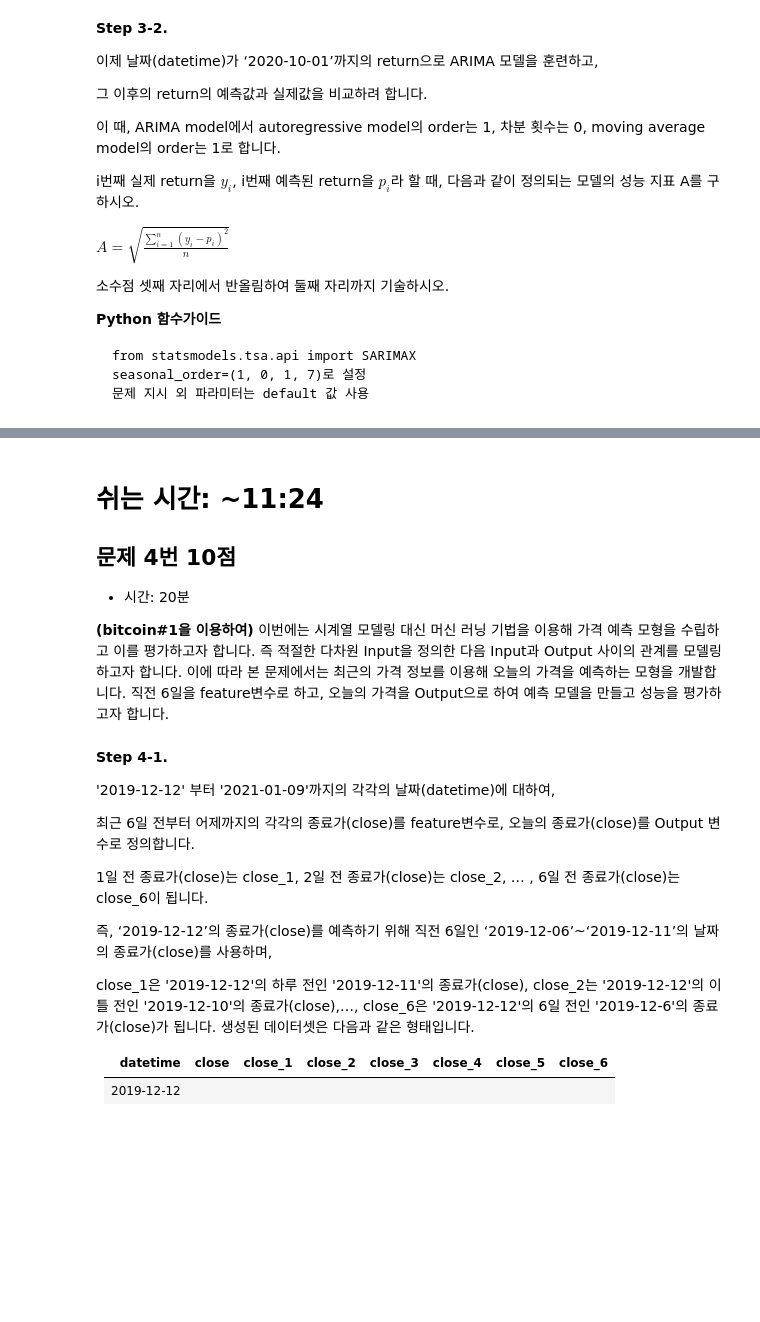
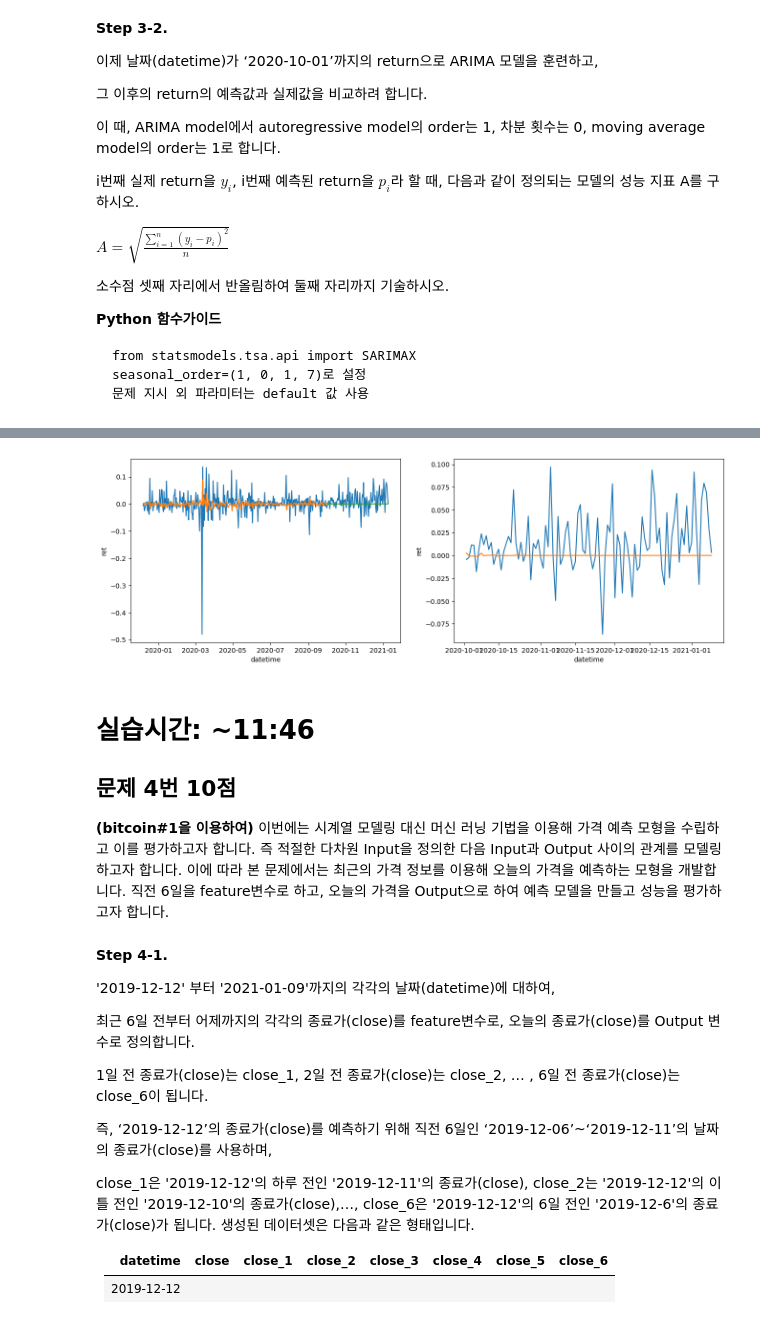
Before and after one commit to sunkusun9/prods_pro, a Jupyter notebook: prof2102_prob1.ipynb, the cells around one changed output, grey strips where cells are left out. Drawn from its saved outputs; the diff is of its cells as text; code cells hidden in the pictures; blank space fills up the shorter version.

```diff
--- a/prof2102_prob1.ipynb
+++ b/prof2102_prob1.ipynb
@@ -350,9 +346,21 @@ plt.show()
+# %%
+# 어떤 결과를 보이는지 확인해 봅니다.
+_, axes = plt.subplots(1, 2, figsize=(16, 5))
+sns.lineplot(data=df_bitcoin3.reset_index(), x='datetime', y='ret', ax=axes[0])
+sns.lineplot(x=df_bitcoin3.loc[df_bitcoin3.index <= '2020-10-01'].index, y=srma.predict(0, 299), ax=axes[0])
+sns.lineplot(x=df_bitcoin3.loc[df_bitcoin3.index > '2020-10-01'].index, y=srma.forecast(100), ax=axes[0])
+
+# 예측한 부분을 살펴봅니다.
+sns.lineplot(data=df_bitcoin3.loc[df_bitcoin3.index > '2020-10-01'].reset_index(), x='datetime', y='ret', ax=axes[1])
+sns.lineplot(x=df_bitcoin3.loc[df_bitcoin3.index > '2020-10-01'].index, y=srma.forecast(100), ax=axes[1])
+plt.show()
+# %% [output]
+[figure, added]
 # %% [markdown]
-# 쉬는 시간: ~11:24
+# 실습시간: ~11:46
 
 ## 문제 4번 10점
 
-* 시간: 20분
 
 **(bitcoin#1을 이용하여)** 이번에는 시계열 모델링 대신 머신 러닝 기법을 이용해 가격 예측 모형을 수립하고 이를 평가하고자 합니다. 즉 적절한 다차원 Input을 정의한 다음 Input과 Output 사이의 관계를 모델링하고자 합니다. 이에 따라 본 문제에서는 최근의 가격 정보를 이용해 오늘의 가격을 예측하는 모형을 개발합니다. 직전 6일을 feature변수로 하고, 오늘의 가격을 Output으로 하여 예측 모델을 만들고 성능을 평가하고자 합니다.
 # %% [markdown]
```
Also changed, not shown: parts of 30 cells of this notebook.
